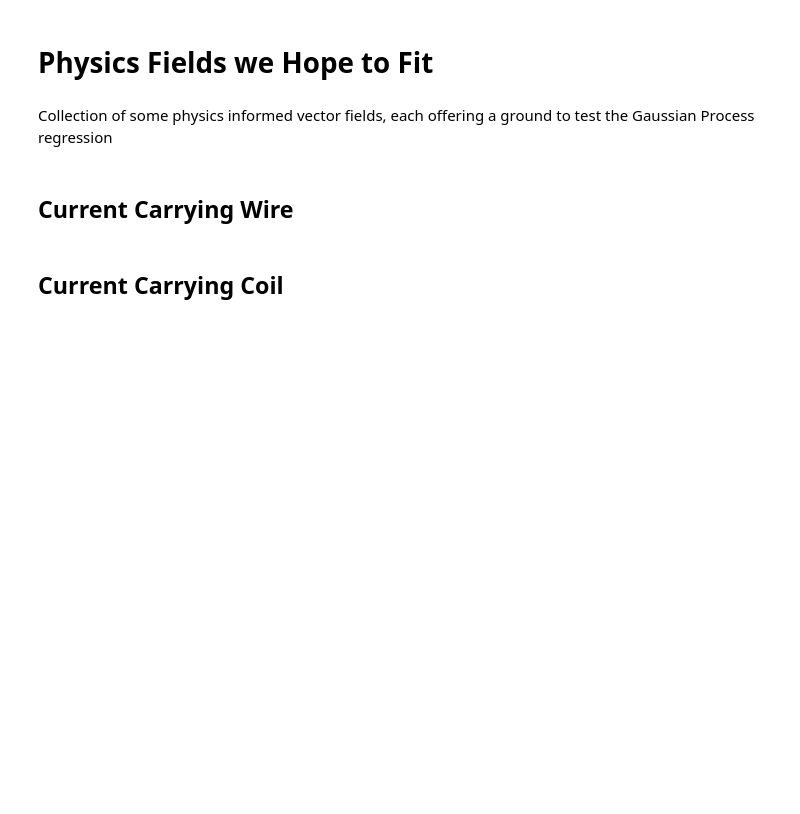
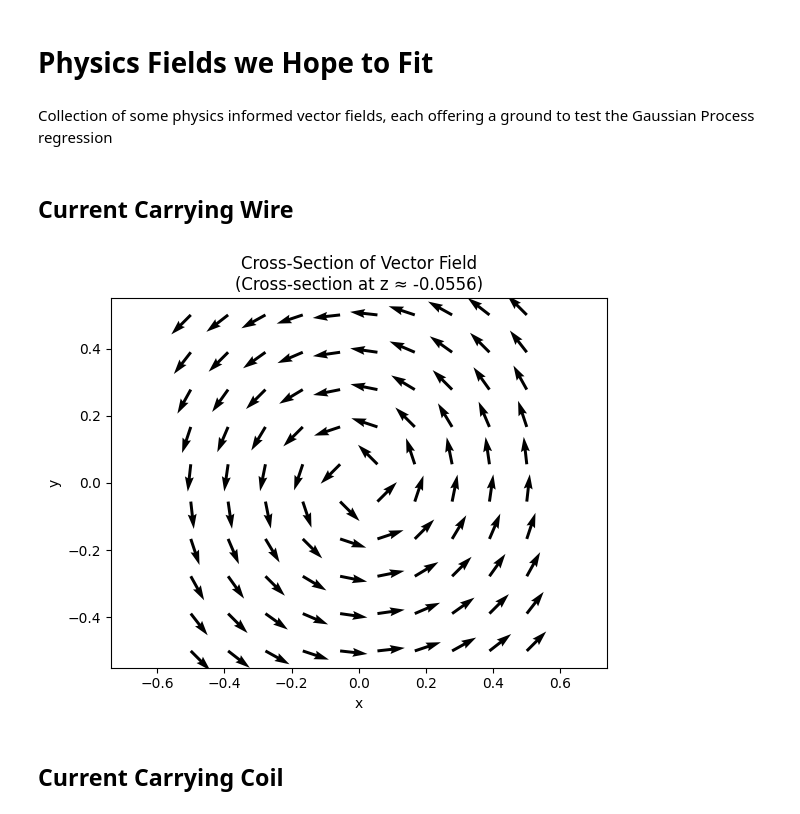
Before and after one commit to Harry-Ell/RT2, a Jupyter notebook: vector_field_plottings/physical_fields.ipynb, the cells around one changed output. Saved outputs shown, nothing was run; the diff lists cells and outputs as text; code cells hidden in the pictures; blank space fills up the shorter version.

Commit message:
Added functionality to plotter.py

```diff
--- a/vector_field_plottings/physical_fields.ipynb
+++ b/vector_field_plottings/physical_fields.ipynb
@@ -17,6 +17,10 @@ from physics_informed_vector_fields.current_carrying_coil import field_around_cu
 outputs_wire = field_around_current_carrying_wire(100000000)
 plotter(outputs_wire,
         title = 'B fields around current carrying wire')
+# %%
+cross_section_plotter(outputs_wire)
+# %% [output]
+[figure, added]
 # %% [markdown]
 ## Current Carrying Coil
 # %%
```
Also changed, not shown: parts of 3 cells of this notebook, 8 other files.
